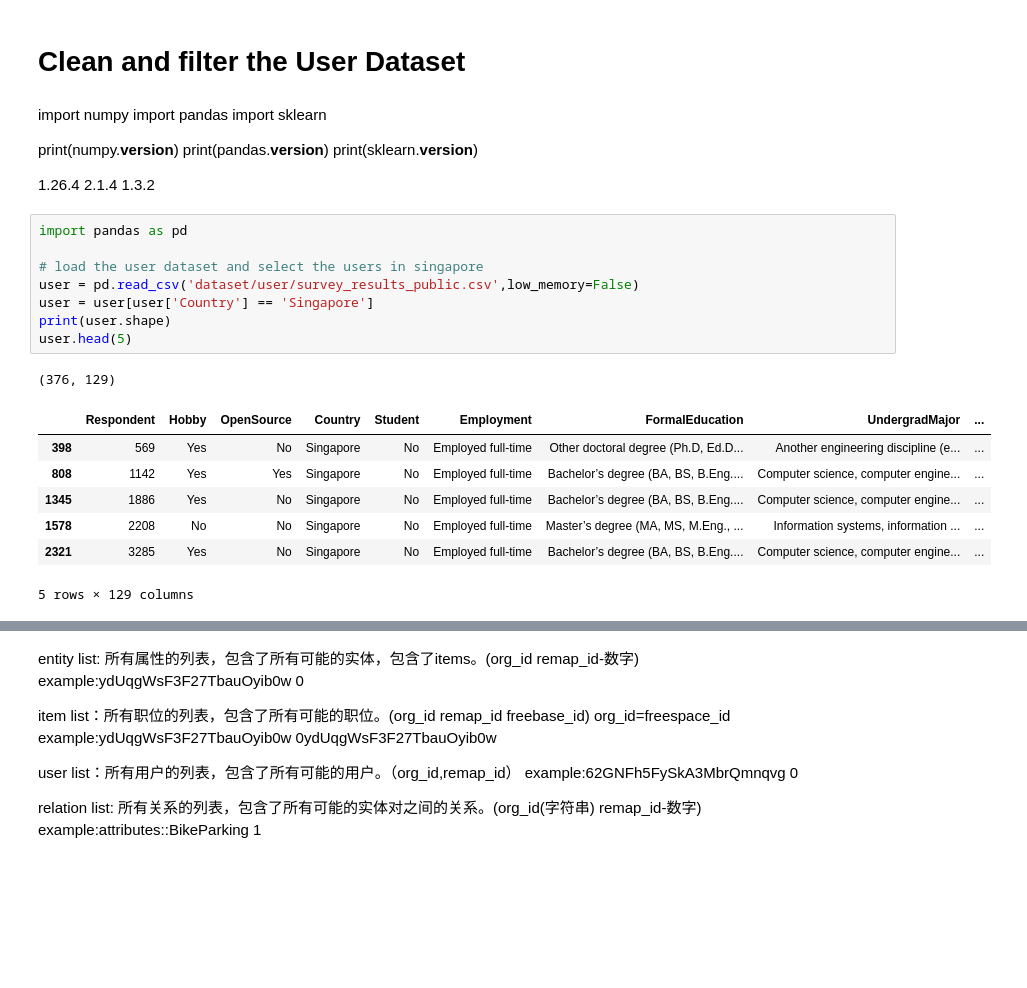
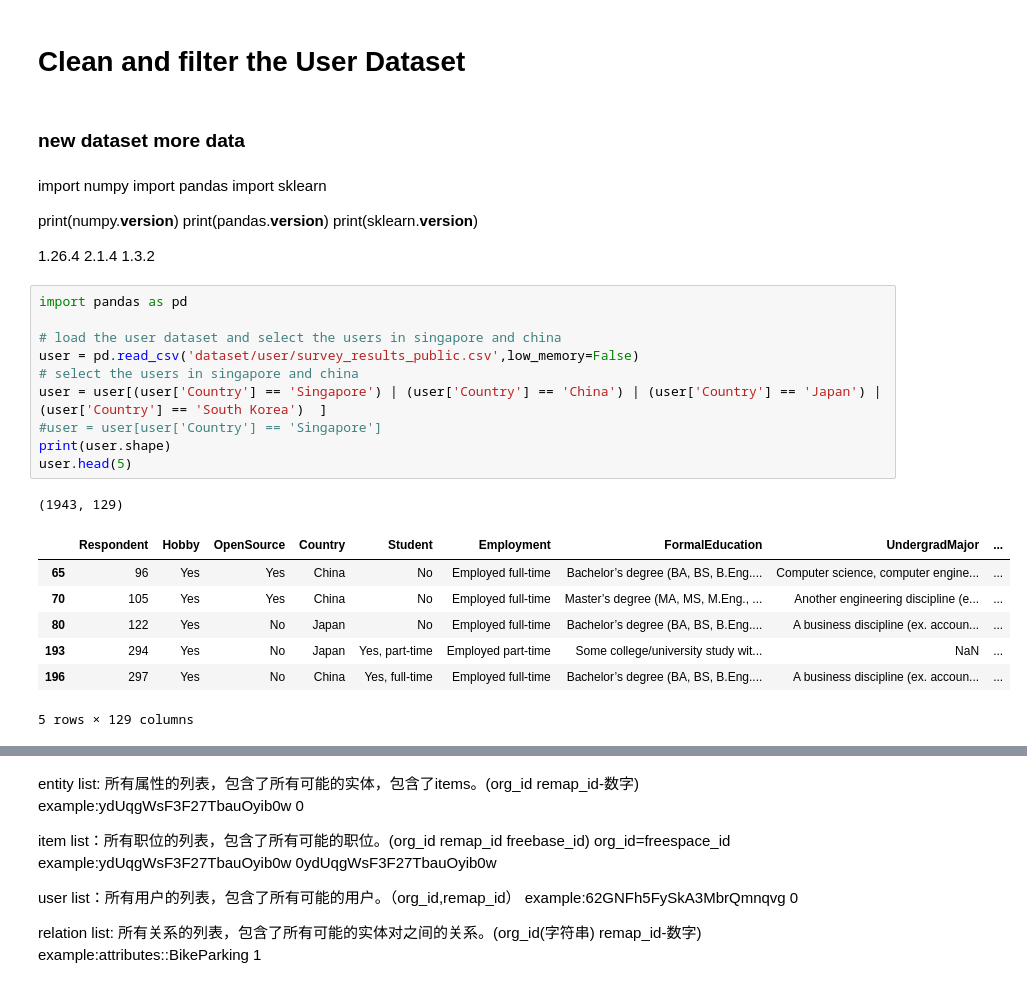
Before and after one commit to TianjunChi/IRS-PM-2024-09-10-GRP8-JobRecommendationSystem, a Jupyter notebook: Data_Processing/user_data_process.ipynb, the cells around one changed output, grey strips where cells are left out. Drawn from its saved outputs; the diff is of its cells as text; blank space fills up the shorter version.

Commit message:
change train and test with more data

```diff
--- a/Data_Processing/user_data_process.ipynb
+++ b/Data_Processing/user_data_process.ipynb
@@ -1,5 +1,7 @@
 # %% [markdown]
 # Clean and filter the User Dataset
+# %% [markdown]
+### new dataset more data
 # %% [markdown]
 import numpy
 import pandas
@@ -15,19 +17,21 @@ print(sklearn.__version__)
 # %%
 import pandas as pd
 
-# load the user dataset and select the users in singapore
+# load the user dataset and select the users in singapore and china
 user = pd.read_csv('dataset/user/survey_results_public.csv',low_memory=False)
-user = user[user['Country'] == 'Singapore']
+# select the users in singapore and china
+user = user[(user['Country'] == 'Singapore') | (user['Country'] == 'China') | (user['Country'] == 'Japan') | (user['Country'] == 'South Korea')  ]
+#user = user[user['Country'] == 'Singapore']
 print(user.shape)
 user.head(5)
 # %% [output]
-(376, 129)
+(1943, 129)
 |  | Respondent | Hobby | OpenSource | Country | Student | Employment | FormalEducation | UndergradMajor | ... |
-| 398 | 569 | Yes | No | Singapore | No | Employed full-time | Other doctoral degree (Ph.D, Ed.D... | Another engineering discipline (e... | ... |
-| 808 | 1142 | Yes | Yes | Singapore | No | Employed full-time | Bachelor’s degree (BA, BS, B.Eng.... | Computer science, computer engine... | ... |
-| 1345 | 1886 | Yes | No | Singapore | No | Employed full-time | Bachelor’s degree (BA, BS, B.Eng.... | Computer science, computer engine... | ... |
-| 1578 | 2208 | No | No | Singapore | No | Employed full-time | Master’s degree (MA, MS, M.Eng., ... | Information systems, information ... | ... |
-| 2321 | 3285 | Yes | No | Singapore | No | Employed full-time | Bachelor’s degree (BA, BS, B.Eng.... | Computer science, computer engine... | ... |
+| 65 | 96 | Yes | Yes | China | No | Employed full-time | Bachelor’s degree (BA, BS, B.Eng.... | Computer science, computer engine... | ... |
+| 70 | 105 | Yes | Yes | China | No | Employed full-time | Master’s degree (MA, MS, M.Eng., ... | Another engineering discipline (e... | ... |
+| 80 | 122 | Yes | No | Japan | No | Employed full-time | Bachelor’s degree (BA, BS, B.Eng.... | A business discipline (ex. accoun... | ... |
+| 193 | 294 | Yes | No | Japan | Yes, part-time | Employed part-time | Some college/university study wit... | NaN | ... |
+| 196 | 297 | Yes | No | China | Yes, full-time | Employed full-time | Bachelor’s degree (BA, BS, B.Eng.... | A business discipline (ex. accoun... | ... |
 5 rows × 129 columns
 # %%
 # print the columns with more than 100 NULL values
```
Also changed, not shown: parts of 13 cells of this notebook, 3 other files.
